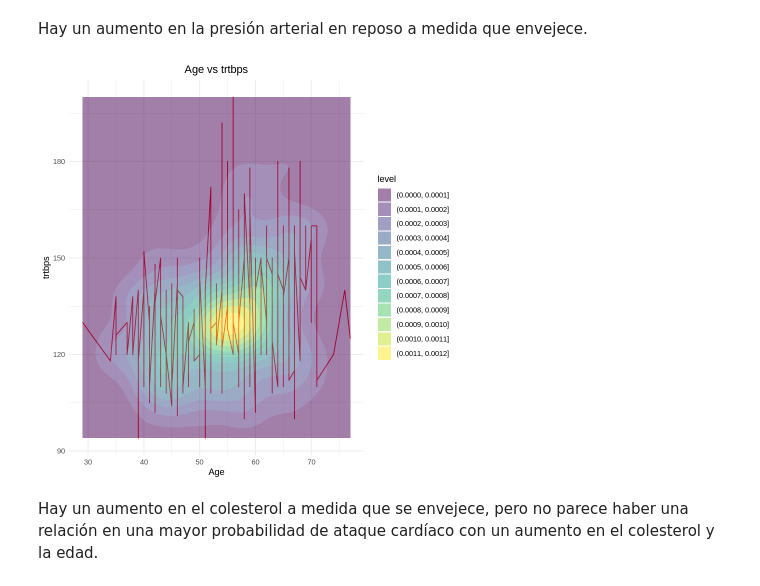
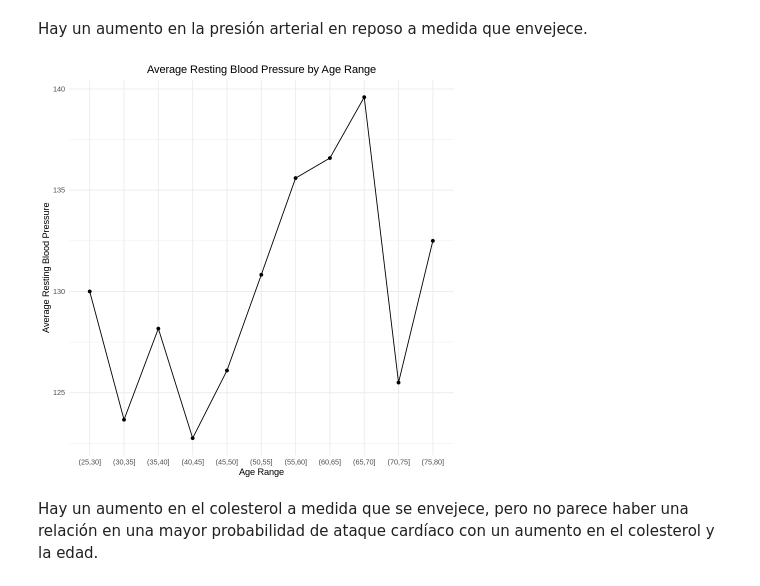
Before and after one commit to gaso/tipilogia_heart-attack-analysis, a Jupyter notebook: analysis.ipynb, the cells around one changed output. Drawn from its saved outputs; the diff is of its cells as text; code cells hidden in the pictures.

Commit message:
[IMP] Observaciones en graficas de acuerdo a datos.

```diff
--- a/analysis.ipynb
+++ b/analysis.ipynb
@@ -411,15 +474,24 @@ ggplot(data_percent, aes(x = as.factor(sex), y = count, fill = as.factor(output)
 # %% [markdown]
 Hay un aumento en la presión arterial en reposo a medida que envejece.
-# %%
-ggplot(data, aes(x = age, y = trtbps)) +
-  geom_line(color = "red") +
-  geom_density2d_filled(alpha = 0.5) +
-  theme_minimal() +
-  ggtitle("Age vs trtbps") +
-  xlab("Age") +
-  ylab("trtbps") +
-  theme(plot.title = element_text(hjust = 0.5))
-# %% [output]
-[figure, removed]
+# %%
+# Analisis en rangos de 5 años
+data$age_range <- cut(data$age, breaks = seq(20, 80, by = 5))
+
+# calculamos la presión arterial media para cada rango de edad
+average_bps <- data %>%
+  group_by(age_range) %>%
+  summarise(mean_trtbps = mean(trtbps, na.rm = TRUE))
+
+# Graficar promedios
+ggplot(average_bps, aes(x = age_range, y = mean_trtbps)) +
+  geom_point() +
+  geom_line(group = 1) +
+  theme_minimal() +
+  ggtitle("Average Resting Blood Pressure by Age Range") +
+  xlab("Age Range") +
+  ylab("Average Resting Blood Pressure") +
+  theme(plot.title = element_text(hjust = 0.5))
+# %% [output]
+[figure, added]
 # %% [markdown]
 Hay un aumento en el colesterol a medida que se envejece, pero no parece haber una relación en una mayor probabilidad de ataque cardíaco con un aumento en el colesterol y la edad.
```
Also changed, not shown: parts of 44 cells of this notebook.
